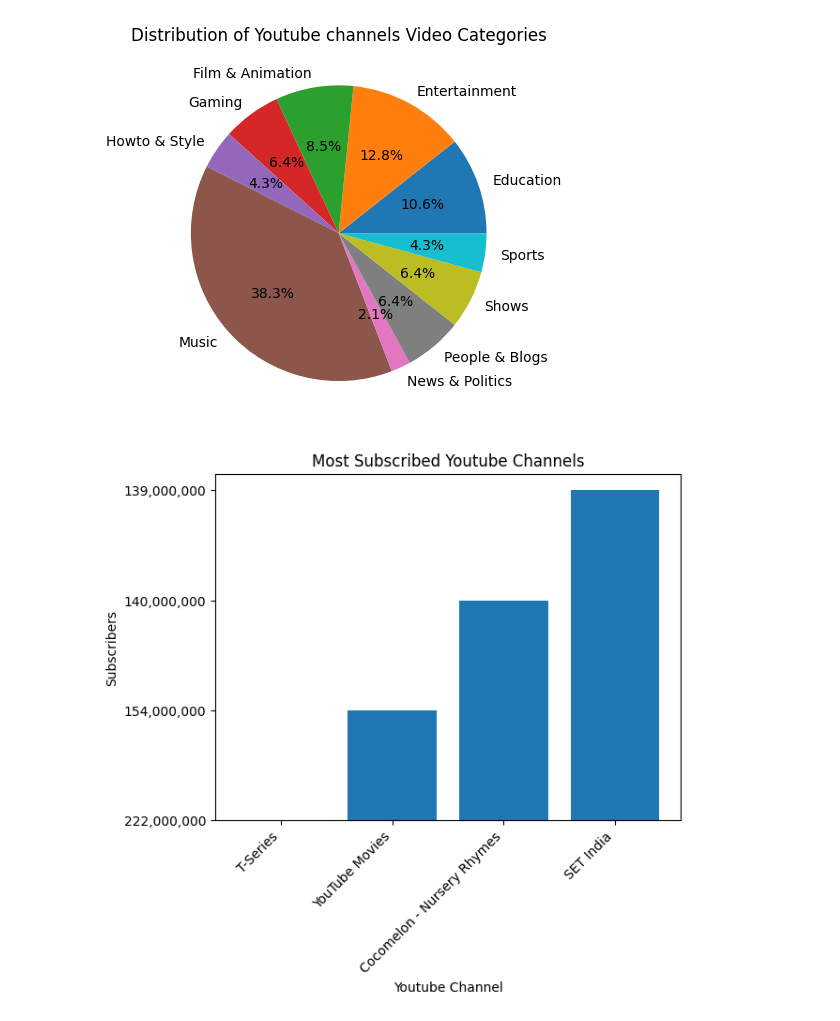
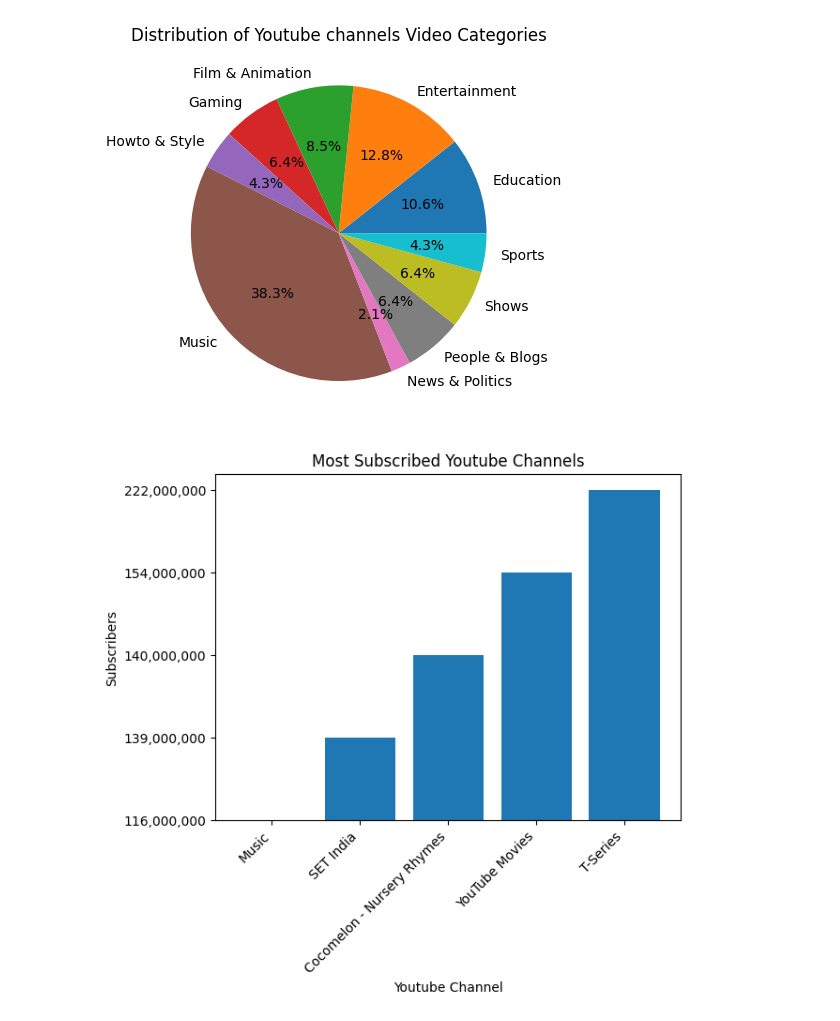
Before and after one commit to Calvin-Earl/VDA-CpE031-CpE21S4, a Jupyter notebook: Exercise8.ipynb, the cells around one changed output. Saved outputs shown, nothing was run; the diff lists cells and outputs as text; code cells hidden in the pictures.

```diff
--- a/Exercise8.ipynb
+++ b/Exercise8.ipynb
@@ -228,15 +230,15 @@ plt.show()
 # %%
 #3. Bar graph
 
-channels = ytchannel['Youtuber'][:4]
-subcount = ytchannel['subscribers'][:4]
+channels = ytchannel['Youtuber'][:5][::-1]
+subcount = ytchannel['subscribers'][:5][::-1]
 
 plt.bar(channels, subcount)
 plt.title("Most Subscribed Youtube Channels")
 plt.xlabel("Youtube Channel")
 plt.ylabel("Subscribers")
 plt.xticks(rotation=45, ha='right')
 
 plt.show()
 # %% [output]
-[figure, old version]
+[figure, new version]
```
Also changed, not shown: parts of 2 cells of this notebook.
